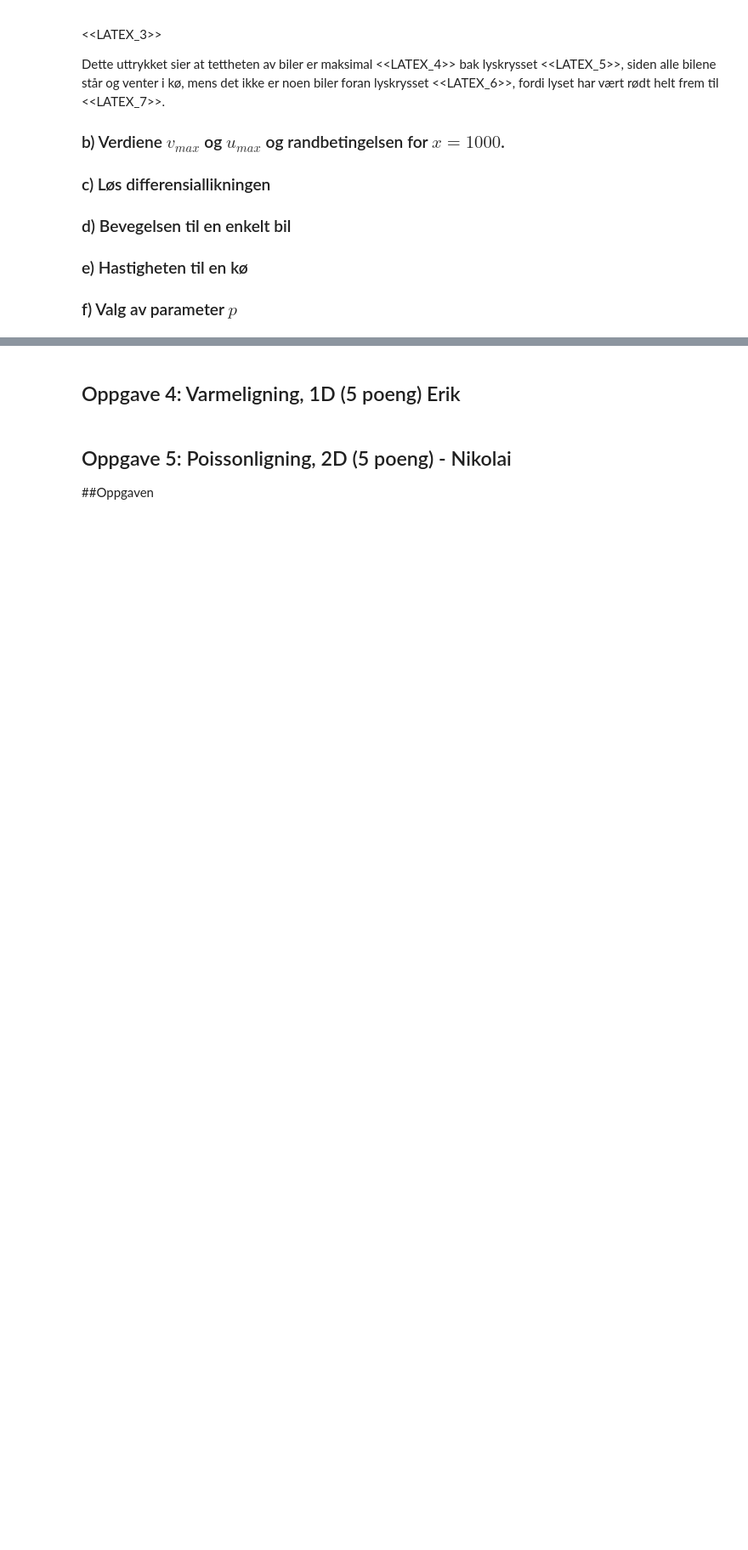
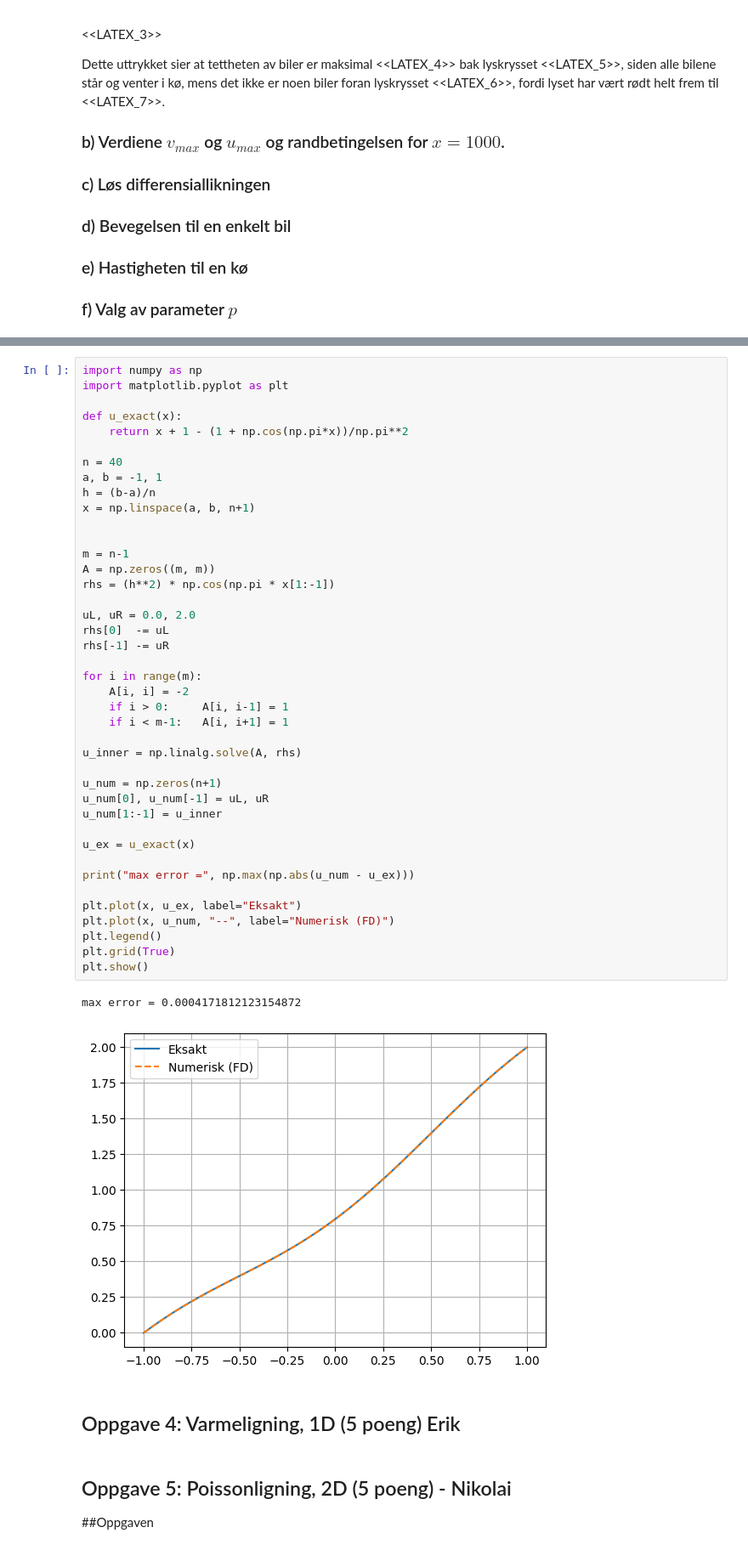
Before and after one commit to MatteMappe/MatteMappe, a Jupyter notebook: Rapport.ipynb, the cells around one changed output, grey strips where cells are left out. Shown at 85% size. Drawn from its saved outputs; the diff is of its cells as text; blank space fills up the shorter version.

```diff
--- a/Rapport.ipynb
+++ b/Rapport.ipynb
@@ -225,4 +225,48 @@ Bildet viser at løsningen blir lik numerisk og eksakt. Python programmet som bl
 ![Bilde av grafen løst numerisk og eksakt](oppg3b.png)
+# %%
+import numpy as np
+import matplotlib.pyplot as plt
+
+def u_exact(x):
+    return x + 1 - (1 + np.cos(np.pi*x))/np.pi**2
+
+n = 40
+a, b = -1, 1
+h = (b-a)/n
+x = np.linspace(a, b, n+1)
+
+
+m = n-1
+A = np.zeros((m, m))
+rhs = (h**2) * np.cos(np.pi * x[1:-1])
+
+uL, uR = 0.0, 2.0
+rhs[0]  -= uL
+rhs[-1] -= uR
+
+for i in range(m):
+    A[i, i] = -2
+    if i > 0:     A[i, i-1] = 1
+    if i < m-1:   A[i, i+1] = 1
+
+u_inner = np.linalg.solve(A, rhs)
+
+u_num = np.zeros(n+1)
+u_num[0], u_num[-1] = uL, uR
+u_num[1:-1] = u_inner
+
+u_ex = u_exact(x)
+
+print("max error =", np.max(np.abs(u_num - u_ex)))
+
+plt.plot(x, u_ex, label="Eksakt")
+plt.plot(x, u_num, "--", label="Numerisk (FD)")
+plt.legend()
+plt.grid(True)
+plt.show()
+# %% [output]
+max error = 0.0004171812123154872
+[figure, added]
 # %% [markdown]
 ## Oppgave 4: Varmeligning, 1D (5 poeng) Erik
 # %% [markdown]
```
Also changed, not shown: parts of 1 cell of this notebook.
